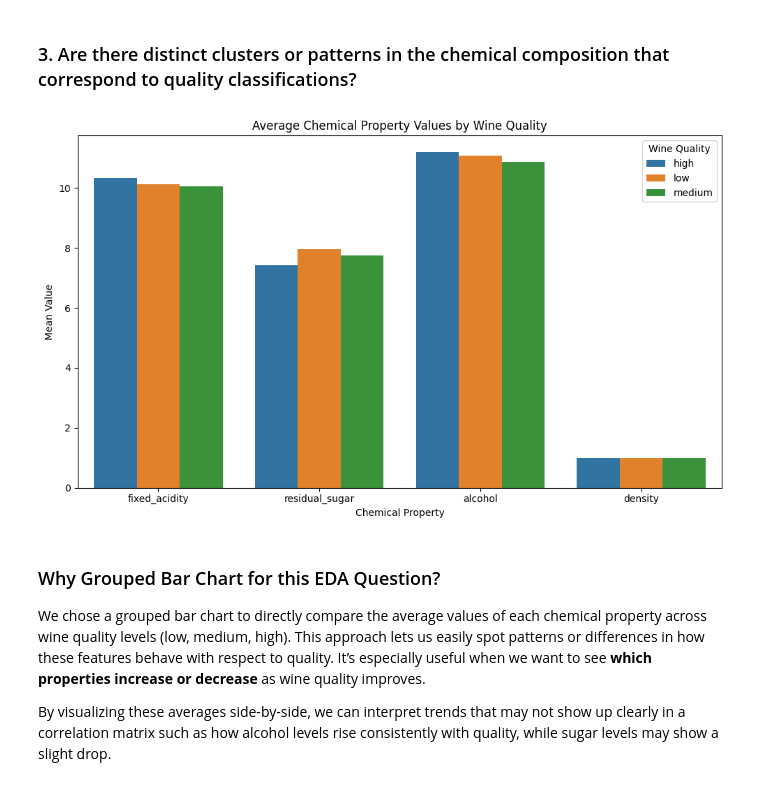
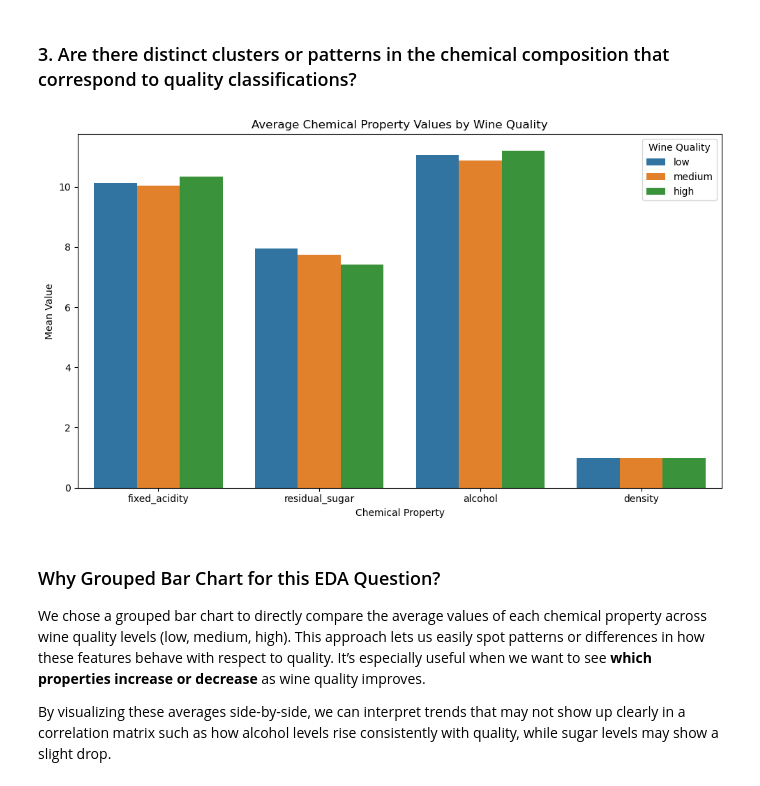
Before and after one commit to XENNNOOOO/CSMODEL_MP_Phase1, a Jupyter notebook: wine_quality_class_nb.ipynb, the cells around one changed output. Cells and saved outputs as stored; diff of their text form; code cells hidden in the pictures.

Commit message:
fixed order

```diff
--- a/wine_quality_class_nb.ipynb
+++ b/wine_quality_class_nb.ipynb
@@ -258,21 +258,21 @@ The correlation analysis reveals several important patterns in how wine chemical
 # %% [markdown]
 ### 3. Are there distinct clusters or patterns in the chemical composition that correspond to quality classifications?
 # %%
+df['quality_label'] = pd.Categorical(df['quality_label'], categories=['low', 'medium', 'high'], ordered=True)
 mean_props = df.groupby('quality_label')[['fixed_acidity', 'residual_sugar', 'alcohol', 'density']].mean().reset_index()
 
 df_melted = mean_props.melt(id_vars='quality_label', var_name='Chemical Property', value_name='Mean Value')
 
-# Create grouped bar chart
 plt.figure(figsize=(10, 6))
 sns.barplot(data=df_melted, x='Chemical Property', y='Mean Value', hue='quality_label')
 plt.title('Average Chemical Property Values by Wine Quality')
 plt.xlabel('Chemical Property')
 plt.ylabel('Mean Value')
 plt.legend(title='Wine Quality')
 plt.tight_layout()
 plt.show()
 # %% [output]
-[figure, old version]
+[figure, new version]
 # %% [markdown]
 ### Why Grouped Bar Chart for this EDA Question?
 
```
Also changed, not shown: parts of 1 cell of this notebook.
